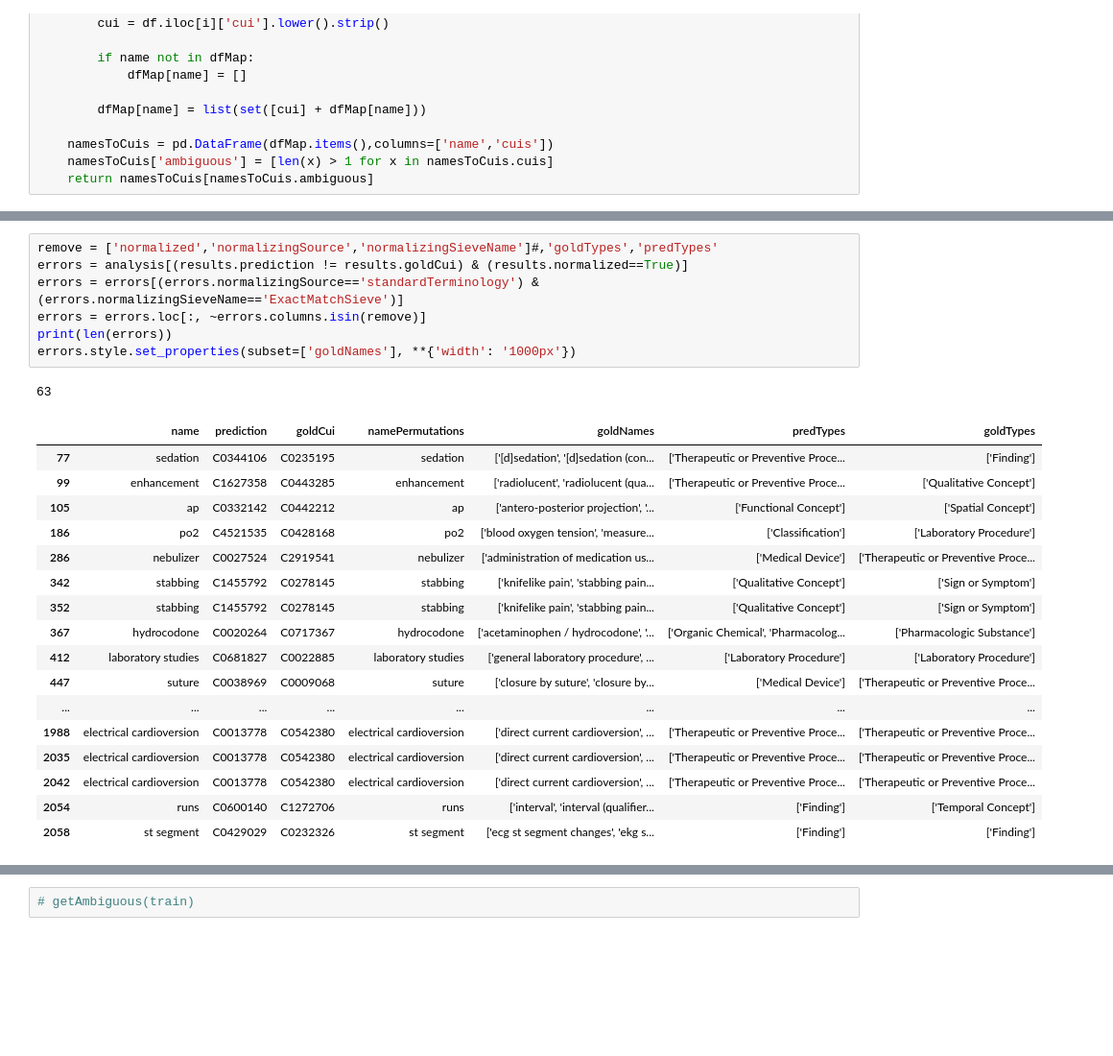
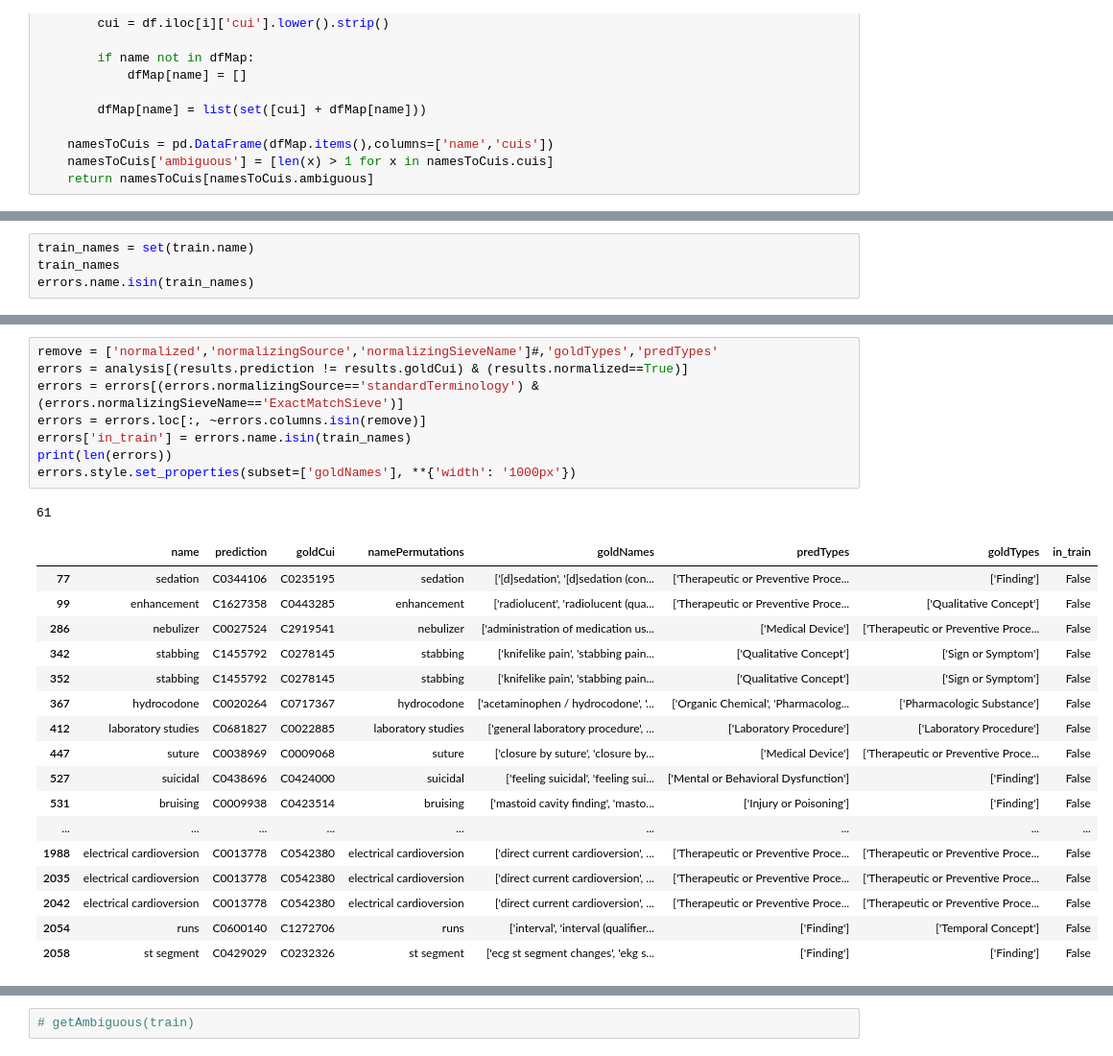
Before and after one commit to etfrenchvcu/disorder-normalizer, a Jupyter notebook: scripts/evaluate.ipynb, the cells around one changed output, grey strips where cells are left out. Shown at 96% size. Cells and saved outputs as stored; diff of their text form; blank space fills up the shorter version.

```diff
--- a/scripts/evaluate.ipynb
+++ b/scripts/evaluate.ipynb
@@ -160,0 +168,4 @@ nameCui['ap'], cuiName['C0332142']
+# %%
+train_names = set(train.name)
+train_names
+errors.name.isin(train_names)
@@ -161,26 +185,27 @@ nameCui['ap'], cuiName['C0332142']
 # %%
 remove = ['normalized','normalizingSource','normalizingSieveName']#,'goldTypes','predTypes'
 errors = analysis[(results.prediction != results.goldCui) & (results.normalized==True)]
 errors = errors[(errors.normalizingSource=='standardTerminology') & (errors.normalizingSieveName=='ExactMatchSieve')]
 errors = errors.loc[:, ~errors.columns.isin(remove)]
+errors['in_train'] = errors.name.isin(train_names)
 print(len(errors))
 errors.style.set_properties(subset=['goldNames'], **{'width': '1000px'})
 # %% [output]
-63
+61
-|  | name | prediction | goldCui | namePermutations | goldNames | predTypes | goldTypes |
-| 77 | sedation | C0344106 | C0235195 | sedation | ['[d]sedation', '[d]sedation (con... | ['Therapeutic or Preventive Proce... | ['Finding'] |
-| 99 | enhancement | C1627358 | C0443285 | enhancement | ['radiolucent', 'radiolucent (qua... | ['Therapeutic or Preventive Proce... | ['Qualitative Concept'] |
-| 105 | ap | C0332142 | C0442212 | ap | ['antero-posterior projection', '... | ['Functional Concept'] | ['Spatial Concept'] |
-| 186 | po2 | C4521535 | C0428168 | po2 | ['blood oxygen tension', 'measure... | ['Classification'] | ['Laboratory Procedure'] |
-| 286 | nebulizer | C0027524 | C2919541 | nebulizer | ['administration of medication us... | ['Medical Device'] | ['Therapeutic or Preventive Proce... |
-| 342 | stabbing | C1455792 | C0278145 | stabbing | ['knifelike pain', 'stabbing pain... | ['Qualitative Concept'] | ['Sign or Symptom'] |
-| 352 | stabbing | C1455792 | C0278145 | stabbing | ['knifelike pain', 'stabbing pain... | ['Qualitative Concept'] | ['Sign or Symptom'] |
-| 367 | hydrocodone | C0020264 | C0717367 | hydrocodone | ['acetaminophen / hydrocodone', '... | ['Organic Chemical', 'Pharmacolog... | ['Pharmacologic Substance'] |
-| 412 | laboratory studies | C0681827 | C0022885 | laboratory studies | ['general laboratory procedure', ... | ['Laboratory Procedure'] | ['Laboratory Procedure'] |
-| 447 | suture | C0038969 | C0009068 | suture | ['closure by suture', 'closure by... | ['Medical Device'] | ['Therapeutic or Preventive Proce... |
-| ... | ... | ... | ... | ... | ... | ... | ... |
-| 1988 | electrical cardioversion | C0013778 | C0542380 | electrical cardioversion | ['direct current cardioversion', ... | ['Therapeutic or Preventive Proce... | ['Therapeutic or Preventive Proce... |
-| 2035 | electrical cardioversion | C0013778 | C0542380 | electrical cardioversion | ['direct current cardioversion', ... | ['Therapeutic or Preventive Proce... | ['Therapeutic or Preventive Proce... |
-| 2042 | electrical cardioversion | C0013778 | C0542380 | electrical cardioversion | ['direct current cardioversion', ... | ['Therapeutic or Preventive Proce... | ['Therapeutic or Preventive Proce... |
-| 2054 | runs | C0600140 | C1272706 | runs | ['interval', 'interval (qualifier... | ['Finding'] | ['Temporal Concept'] |
-| 2058 | st segment | C0429029 | C0232326 | st segment | ['ecg st segment changes', 'ekg s... | ['Finding'] | ['Finding'] |
+|  | name | prediction | goldCui | namePermutations | goldNames | predTypes | goldTypes | in_train |
+| 77 | sedation | C0344106 | C0235195 | sedation | ['[d]sedation', '[d]sedation (con... | ['Therapeutic or Preventive Proce... | ['Finding'] | False |
+| 99 | enhancement | C1627358 | C0443285 | enhancement | ['radiolucent', 'radiolucent (qua... | ['Therapeutic or Preventive Proce... | ['Qualitative Concept'] | False |
+| 286 | nebulizer | C0027524 | C2919541 | nebulizer | ['administration of medication us... | ['Medical Device'] | ['Therapeutic or Preventive Proce... | False |
+| 342 | stabbing | C1455792 | C0278145 | stabbing | ['knifelike pain', 'stabbing pain... | ['Qualitative Concept'] | ['Sign or Symptom'] | False |
+| 352 | stabbing | C1455792 | C0278145 | stabbing | ['knifelike pain', 'stabbing pain... | ['Qualitative Concept'] | ['Sign or Symptom'] | False |
+| 367 | hydrocodone | C0020264 | C0717367 | hydrocodone | ['acetaminophen / hydrocodone', '... | ['Organic Chemical', 'Pharmacolog... | ['Pharmacologic Substance'] | False |
+| 412 | laboratory studies | C0681827 | C0022885 | laboratory studies | ['general laboratory procedure', ... | ['Laboratory Procedure'] | ['Laboratory Procedure'] | False |
+| 447 | suture | C0038969 | C0009068 | suture | ['closure by suture', 'closure by... | ['Medical Device'] | ['Therapeutic or Preventive Proce... | False |
+| 527 | suicidal | C0438696 | C0424000 | suicidal | ['feeling suicidal', 'feeling sui... | ['Mental or Behavioral Dysfunction'] | ['Finding'] | False |
+| 531 | bruising | C0009938 | C0423514 | bruising | ['mastoid cavity finding', 'masto... | ['Injury or Poisoning'] | ['Finding'] | False |
+| ... | ... | ... | ... | ... | ... | ... | ... | ... |
+| 1988 | electrical cardioversion | C0013778 | C0542380 | electrical cardioversion | ['direct current cardioversion', ... | ['Therapeutic or Preventive Proce... | ['Therapeutic or Preventive Proce... | False |
+| 2035 | electrical cardioversion | C0013778 | C0542380 | electrical cardioversion | ['direct current cardioversion', ... | ['Therapeutic or Preventive Proce... | ['Therapeutic or Preventive Proce... | False |
+| 2042 | electrical cardioversion | C0013778 | C0542380 | electrical cardioversion | ['direct current cardioversion', ... | ['Therapeutic or Preventive Proce... | ['Therapeutic or Preventive Proce... | False |
+| 2054 | runs | C0600140 | C1272706 | runs | ['interval', 'interval (qualifier... | ['Finding'] | ['Temporal Concept'] | False |
+| 2058 | st segment | C0429029 | C0232326 | st segment | ['ecg st segment changes', 'ekg s... | ['Finding'] | ['Finding'] | False |
```
Also changed, not shown: parts of 8 cells of this notebook, 4 other files.
